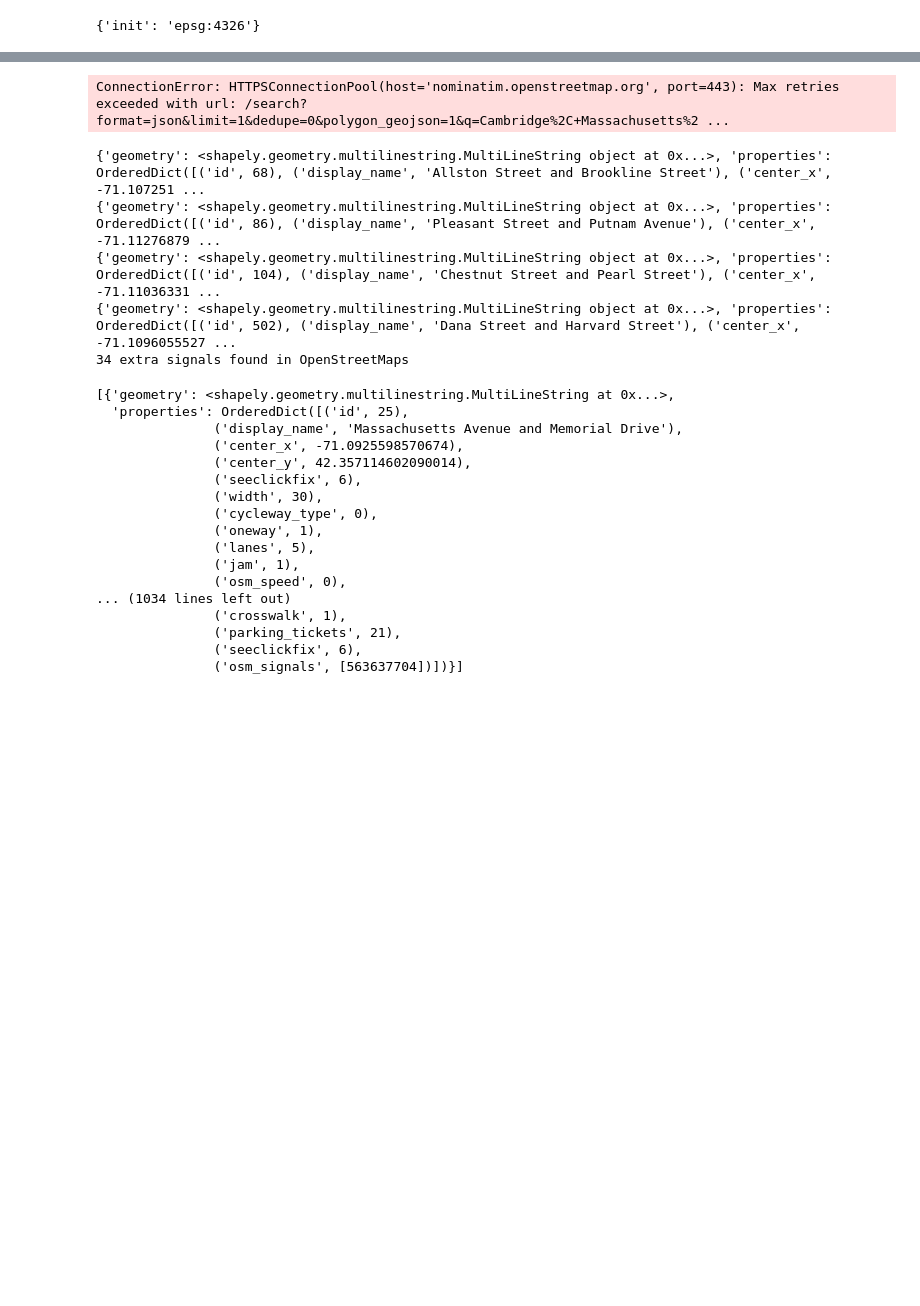
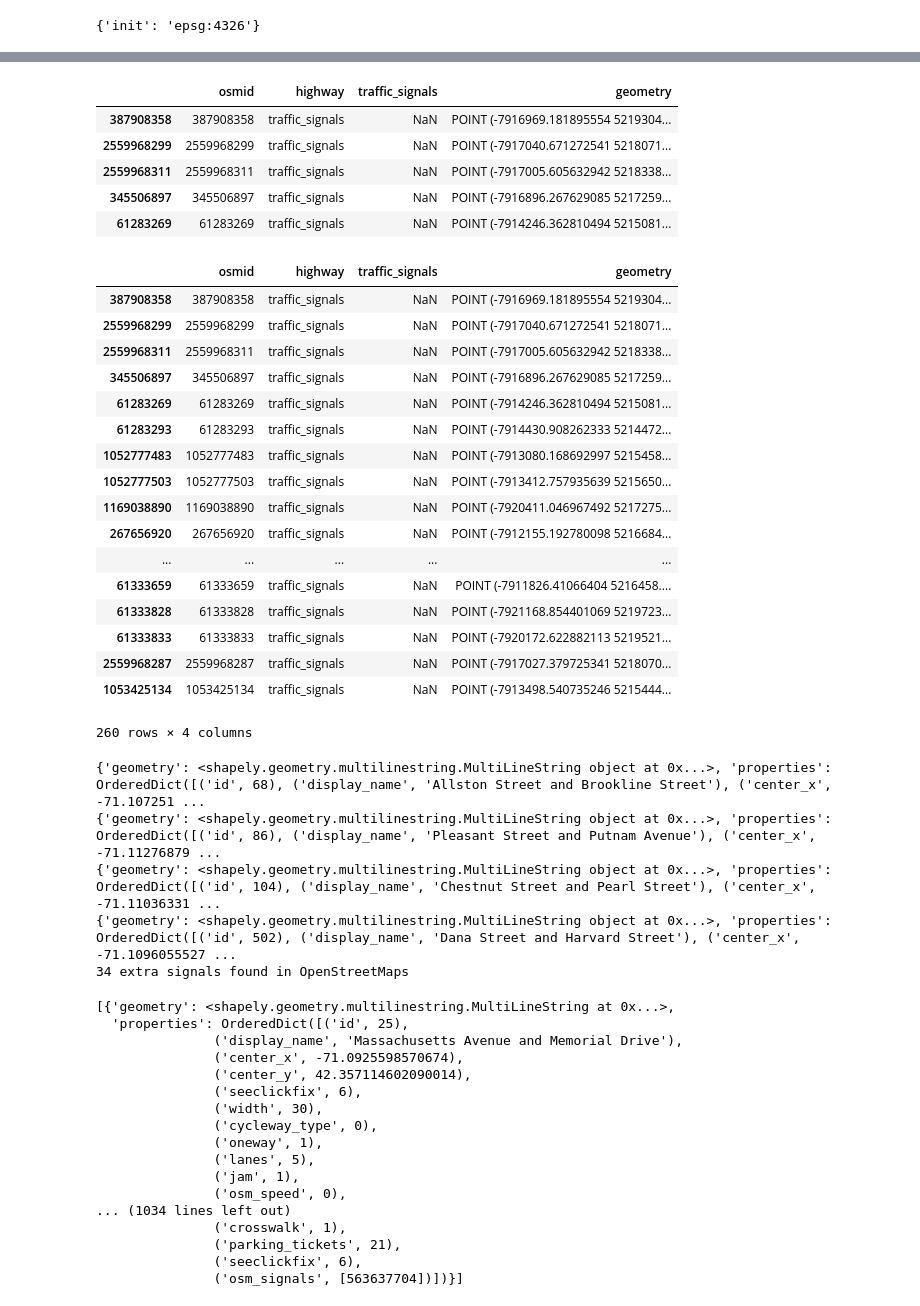
Before and after one commit to j-t-t/presentations, a Jupyter notebook: pydata-2019/pydata.ipynb, the cells around one changed output, grey strips where cells are left out. Drawn from its saved outputs; the diff is of its cells as text; code cells hidden in the pictures; blank space fills up the shorter version.

```diff
--- a/pydata-2019/pydata.ipynb
+++ b/pydata-2019/pydata.ipynb
@@ -307,31 +344,58 @@ osm_only_4326.to_file("osm_only.geojson", driver='GeoJSON')
 <img src='blinking.png'>
 # %%
 ox.settings.useful_tags_node.append('traffic_signals')
-get_city('Cambridge, Massachusetts, USA')
-osm_signals_3857 = get_osm_signals()
+G1 = get_city('Cambridge, Massachusetts, USA')
+nodes, data = zip(*G1.nodes(data=True))
+df_nodes = pandas.DataFrame(list(data), index=nodes)
+
+osm_signals_3857 = get_osm_signals(df_nodes)
 osm_signals_3857.head()
 # %% [output]
-ConnectionError: HTTPSConnectionPool(host='nominatim.openstreetmap.org', port=443): Max retries exceeded with url: /search?format=json&limit=1&dedupe=0&polygon_geojson=1&q=Cambridge%2C+Massachusetts%2 ...
+|  | osmid | highway | traffic_signals | geometry |
+| 387908358 | 387908358 | traffic_signals | NaN | POINT (-7916969.181895554 5219304... |
+| 2559968299 | 2559968299 | traffic_signals | NaN | POINT (-7917040.671272541 5218071... |
+| 2559968311 | 2559968311 | traffic_signals | NaN | POINT (-7917005.605632942 5218338... |
+| 345506897 | 345506897 | traffic_signals | NaN | POINT (-7916896.267629085 5217259... |
+| 61283269 | 61283269 | traffic_signals | NaN | POINT (-7914246.362810494 5215081... |
 # %%
+display(osm_signals_3857)
 blinkers = osm_signals_3857[osm_signals_3857['traffic_signals'] == 'blinker']
 for key, value in segments_dict.items():
     for id, row in blinkers.iterrows():
         if 'osm_signals' not in value['properties']:
             continue
         if row['osmid'] in value['properties']['osm_signals']:
             value['properties']['osm_signals'].remove(row['osmid'])
 
             if len(value['properties']['osm_signals']) == 0:
                 del value['properties']['osm_signals']
                 print(value)
 mismatch = [value for key, value in segments_dict.items() if 'osm_signals' in value['properties'] and 'camb_signals' not in value['properties']]
 print("{} extra signals found in OpenStreetMaps".format(len(mismatch)))
 # %% [output]
+|  | osmid | highway | traffic_signals | geometry |
+| 387908358 | 387908358 | traffic_signals | NaN | POINT (-7916969.181895554 5219304... |
+| 2559968299 | 2559968299 | traffic_signals | NaN | POINT (-7917040.671272541 5218071... |
+| 2559968311 | 2559968311 | traffic_signals | NaN | POINT (-7917005.605632942 5218338... |
+| 345506897 | 345506897 | traffic_signals | NaN | POINT (-7916896.267629085 5217259... |
+| 61283269 | 61283269 | traffic_signals | NaN | POINT (-7914246.362810494 5215081... |
+| 61283293 | 61283293 | traffic_signals | NaN | POINT (-7914430.908262333 5214472... |
+| 1052777483 | 1052777483 | traffic_signals | NaN | POINT (-7913080.168692997 5215458... |
+| 1052777503 | 1052777503 | traffic_signals | NaN | POINT (-7913412.757935639 5215650... |
+| 1169038890 | 1169038890 | traffic_signals | NaN | POINT (-7920411.046967492 5217275... |
+| 267656920 | 267656920 | traffic_signals | NaN | POINT (-7912155.192780098 5216684... |
+| ... | ... | ... | ... | ... |
+| 61333659 | 61333659 | traffic_signals | NaN | POINT (-7911826.41066404 5216458.... |
+| 61333828 | 61333828 | traffic_signals | NaN | POINT (-7921168.854401069 5219723... |
+| 61333833 | 61333833 | traffic_signals | NaN | POINT (-7920172.622882113 5219521... |
+| 2559968287 | 2559968287 | traffic_signals | NaN | POINT (-7917027.379725341 5218070... |
+| 1053425134 | 1053425134 | traffic_signals | NaN | POINT (-7913498.540735246 5215444... |
-{'geometry': <shapely.geometry.multilinestring.MultiLineString object at 0x...>, 'properties': OrderedDict([('id', 68), ('display_name', 'Allston Street and Brookline Street'), ('center_x', -71.107251 ...
-{'geometry': <shapely.geometry.multilinestring.MultiLineString object at 0x...>, 'properties': OrderedDict([('id', 86), ('display_name', 'Pleasant Street and Putnam Avenue'), ('center_x', -71.11276879 ...
-{'geometry': <shapely.geometry.multilinestring.MultiLineString object at 0x...>, 'properties': OrderedDict([('id', 104), ('display_name', 'Chestnut Street and Pearl Street'), ('center_x', -71.11036331 ...
-{'geometry': <shapely.geometry.multilinestring.MultiLineString object at 0x...>, 'properties': OrderedDict([('id', 502), ('display_name', 'Dana Street and Harvard Street'), ('center_x', -71.1096055527 ...
-34 extra signals found in OpenStreetMaps
+260 rows × 4 columns
+{'geometry': <shapely.geometry.multilinestring.MultiLineString object at 0x...>, 'properties': OrderedDict([('id', 68), ('display_name', 'Allston Street and Brookline Street'), ('center_x', -71.107251 ...
+{'geometry': <shapely.geometry.multilinestring.MultiLineString object at 0x...>, 'properties': OrderedDict([('id', 86), ('display_name', 'Pleasant Street and Putnam Avenue'), ('center_x', -71.11276879 ...
+{'geometry': <shapely.geometry.multilinestring.MultiLineString object at 0x...>, 'properties': OrderedDict([('id', 104), ('display_name', 'Chestnut Street and Pearl Street'), ('center_x', -71.11036331 ...
+{'geometry': <shapely.geometry.multilinestring.MultiLineString object at 0x...>, 'properties': OrderedDict([('id', 502), ('display_name', 'Dana Street and Harvard Street'), ('center_x', -71.1096055527 ...
+34 extra signals found in OpenStreetMaps
 # %%
 mismatch
 # %% [output]
```
Also changed, not shown: parts of 15 cells of this notebook.
